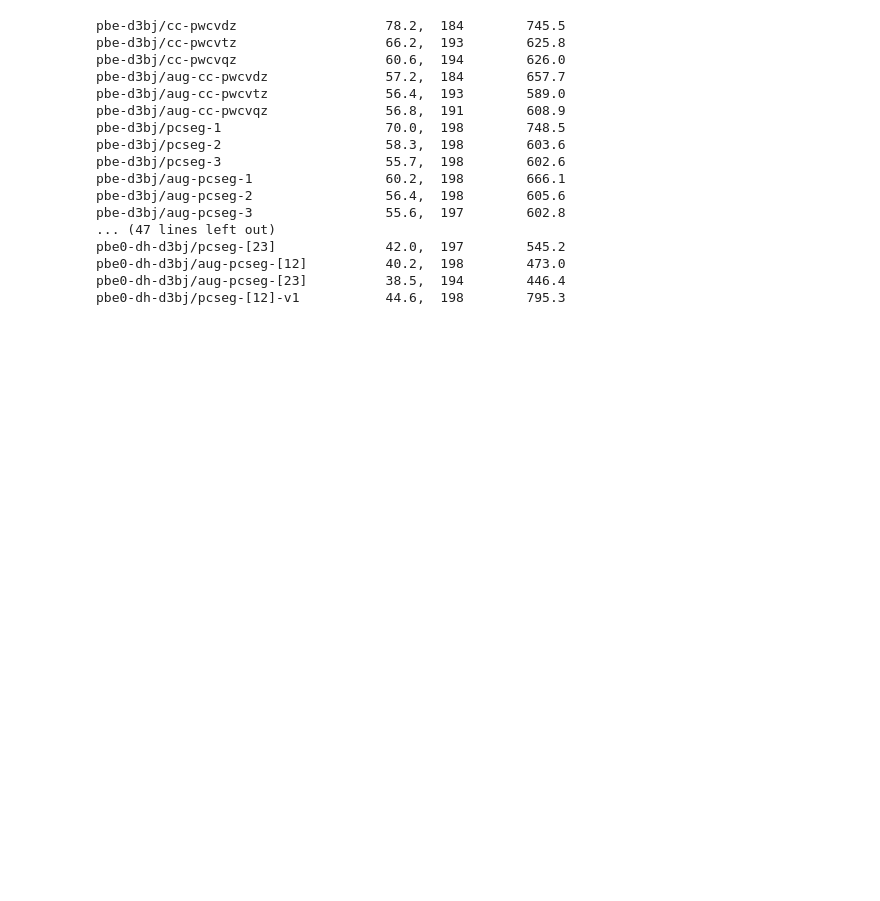
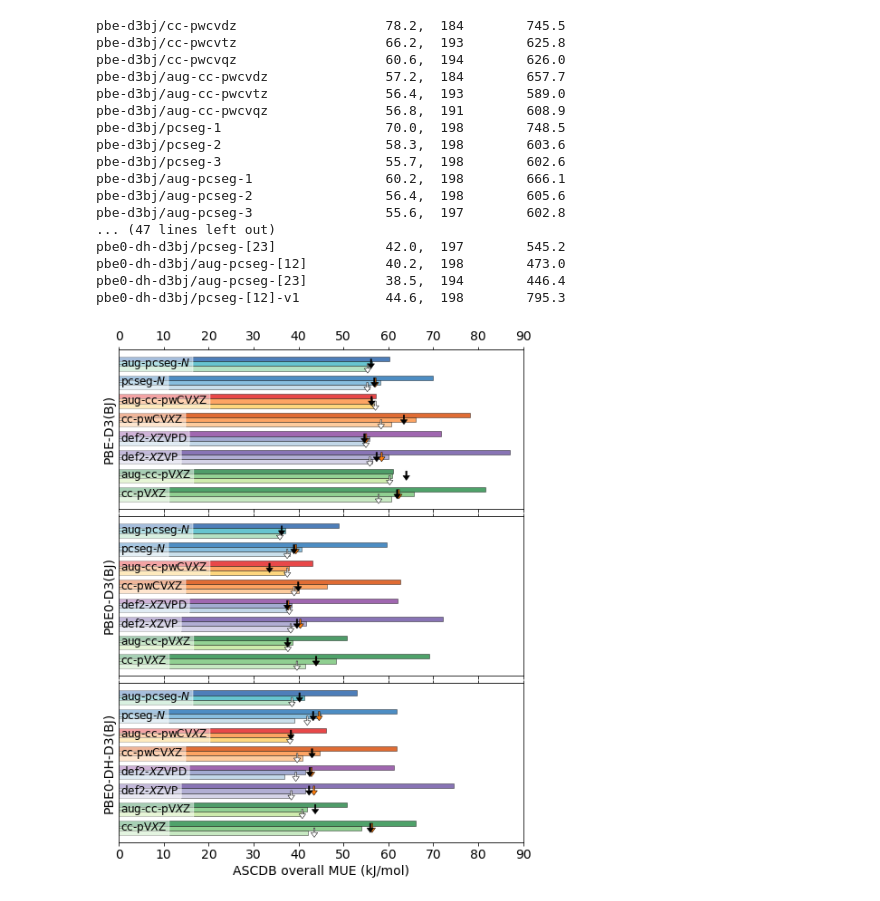
Before and after one commit to PeterKraus/pbe_xtpl, a Jupyter notebook: notebooks/ascdb.ipynb, the cells around one changed output. Saved outputs shown, nothing was run; the diff lists cells and outputs as text; code cells hidden in the pictures; blank space fills up the shorter version.

```diff
--- a/notebooks/ascdb.ipynb
+++ b/notebooks/ascdb.ipynb
@@ -176,3 +176,55 @@ pbe0-dh-d3bj/pcseg-[23]              42.0,  197        545.2
 pbe0-dh-d3bj/aug-pcseg-[12]          40.2,  198        473.0
 pbe0-dh-d3bj/aug-pcseg-[23]          38.5,  194        446.4
 pbe0-dh-d3bj/pcseg-[12]-v1           44.6,  198        795.3
+# %%
+fig = plt.figure(figsize=(8,10))
+grid = plt.GridSpec(3, 1, wspace=0.1, hspace=0.05, figure=fig)
+ax = []
+
+ax.append(plt.subplot(grid[0:1, :]))
+ax.append(plt.subplot(grid[1:2, :]))
+ax.append(plt.subplot(grid[2:3, :]))
+
+h = 0.25
+w = 0.3
+
+ai = 0
+for func in functionals:
+    yticks = []
+    for y in range(len(bfamily)):
+        yticks.append(f'{prettifyBasis(bfamily[y][-1])}')
+        yoff = h
+        for bi in range(len(bfamily[y])):
+            basis = bfamily[y][bi]
+            z = bi+2
+            ax[ai].barh(y + yoff , np.mean(dictmerge(ascdb[func][basis])), color=zetacolors[basis],
+                        edgecolor="k", linewidth=0.5, height=h, zorder=1, alpha=0.8)
+            yoff -= h
+    for y in range(len(xtplbases)):
+        for bi in range(len(xtplbases[y])):
+            basis = xtplbases[y][bi]
+            ax[ai].arrow(np.mean(dictmerge(ascdb[func][basis])), y+h if bi == 0 else y,
+                        0, -2*h, width = w, head_width=w*5, head_length=h, length_includes_head = True,
+                        facecolor = "k" if bi == 0 else "w", edgecolor="k", linewidth=0.5, zorder = 3 if bi == 0 else 2)
+    for basis, offset in [["cc-pv[dt]z-v1", 0], ["def2-[st]zvp-v1", 2], ["def2-[st]zvpd-v1", 3], ["pcseg-[12]-v1", 6]]:
+        ax[ai].arrow(np.mean(dictmerge(ascdb[func][basis])), offset+h, 0, -2*h,
+                    width = w, head_width=w*5, head_length=h, length_includes_head = True,
+                    facecolor = "C1", edgecolor="k", linewidth=0.5, zorder = 2)
+    ax[ai].set_ylabel(prettifyFunc(func))
+    ax[ai].set_xlim(left=0, right=90)
+    ax[ai].tick_params(axis="y",direction="in", pad=-2)
+    ax[ai].set_yticks(range(len(yticks)))
+    ax[ai].set_yticklabels(yticks, horizontalalignment = "left", fontsize=12, verticalalignment="center")
+    bbox = dict(boxstyle="round", ec="white", fc="white", alpha=0.5, pad=0.2)
+    plt.setp(ax[ai].get_yticklabels(), bbox=bbox)
+    ax[ai].tick_params(top=True, bottom=True, labeltop=False, labelbottom=False)
+    if ai == 0:
+        ax[ai].tick_params(labeltop=True)
+    elif ai == 2:
+        ax[ai].tick_params(labelbottom=True)
+        ax[ai].set_xlabel("ASCDB overall MUE (kJ/mol)")
+    ai += 1
+plt.show()
+fig.savefig(os.path.join("..","output","fig_ascdb_all.pdf"), dpi=300, format="pdf", pad_inches=0.1, bbox_inches="tight")
+# %% [output]
+[figure, added]
```
Also changed, not shown: parts of 6 cells of this notebook, 40 other files.
